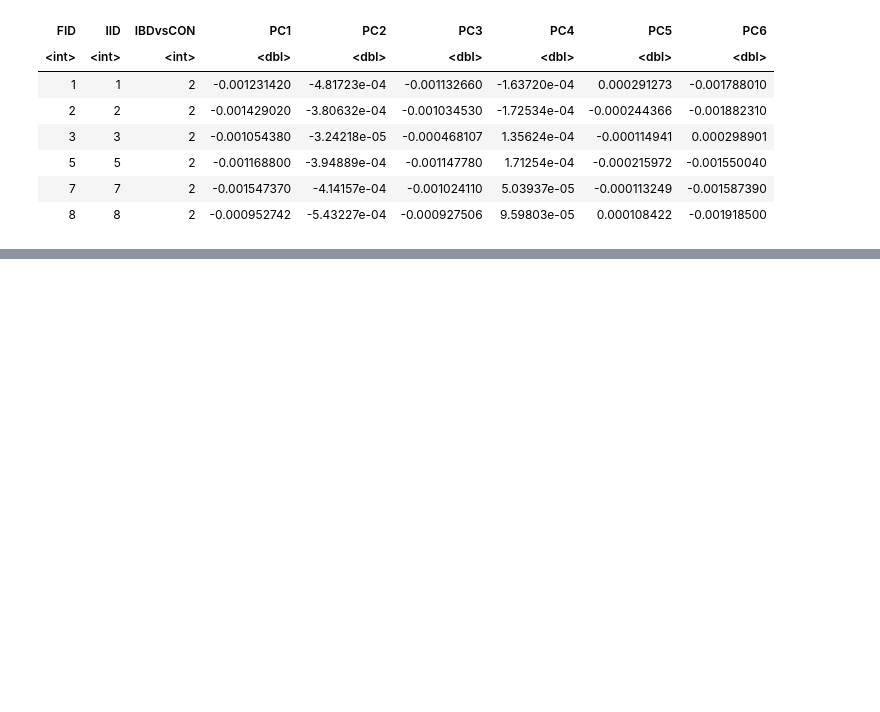
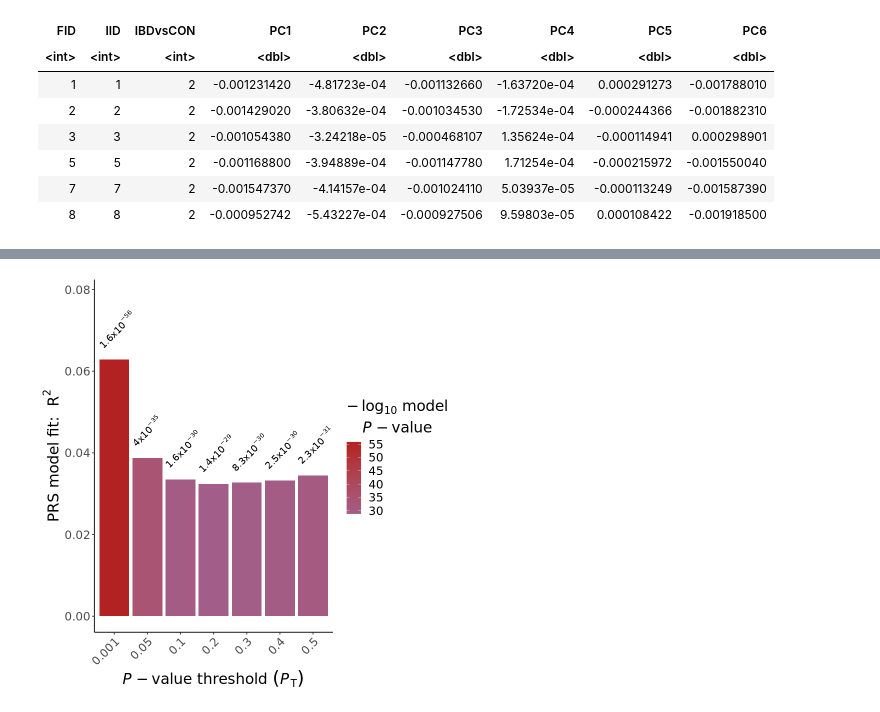
Before and after one commit to jcasadogp/IBP_PRS_2022, a Jupyter notebook: 1_Intestinal_Bowel_Disease/jupyter_notebooks/plink_bestFittingResults.ipynb, the cells around one changed output, grey strips where cells are left out. Saved outputs shown, nothing was run; the diff lists cells and outputs as text; code cells hidden in the pictures; blank space fills up the shorter version.

```diff
--- a/1_Intestinal_Bowel_Disease/jupyter_notebooks/plink_bestFittingResults.ipynb
+++ b/1_Intestinal_Bowel_Disease/jupyter_notebooks/plink_bestFittingResults.ipynb
@@ -22,7 +16,7 @@ p.threshold
 # %% [output]
 [1] 0.001 0.050 0.100 0.200 0.300 0.400 0.500
 # %%
-phenotype <- fread("/staging/leuven/stg_00092/IBP_PRSproject/PLINK/final_phenotypes.txt")
+phenotype <- fread("/staging/leuven/stg_00092/IBP_PRSproject/1_Intestinal_Bowel_Disease/data/final_phenotypes.txt")
 #OK
 # %%
 head(phenotype)
@@ -51,7 +45,7 @@ A data.table: 6 × 3
 | 9323 | 9323 | 1 |
 | 7670 | 7670 | 2 |
 # %%
-pcs <- fread("/staging/leuven/stg_00092/IBP_PRSproject/PLINK/soniya_final_IBP.eigenvec", header=F) %>%
+pcs <- fread("/staging/leuven/stg_00092/IBP_PRSproject/1_Intestinal_Bowel_Disease/data/real_soniya_final_IBP.eigenvec", header=F) %>%
     setnames(., colnames(.), c("FID", "IID", paste0("PC",1:6)) )
 # The first command reads in the dataset, the command "header=F" specifies
 # that there are no column names associated with the dataset.
@@ -146,0 +171,2 @@ q() # exit R
+# %%
+prs.result$print.p <- round(prs.result$P, digits = 3)
@@ -146,0 +178,40 @@ q() # exit R
+# %%
+prs.result$print.p <- sub("e", "*x*10^", prs.result$print.p)
+# %%
+# Initialize ggplot, requiring the threshold as the x-axis (use factor so that it is uniformly distributed)
+ggplot(data = prs.result, aes(x = factor(Threshold), y = R2)) +
+    # Specify that we want to print p-value on top of the bars
+    geom_text(
+        aes(label = paste(print.p)),
+        vjust = -1.5,
+        hjust = 0,
+        angle = 45,
+        cex = 4,
+        parse = T
+    )  +
+    scale_y_continuous(limits = c(0, max(prs.result$R2) * 1.25)) +
+# Specify the axis labels
+    xlab(expression(italic(P) - value ~ threshold ~ (italic(P)[T]))) +
+    ylab(expression(paste("PRS model fit:  ", R ^ 2))) +
+    # Draw a bar plot
+    geom_bar(aes(fill = -log10(P)), stat = "identity") +
+    # Specify the colors
+    scale_fill_gradient2(
+        low = "dodgerblue",
+        high = "firebrick",
+        mid = "dodgerblue",
+        midpoint = 1e-4,
+        name = bquote(atop(-log[10] ~ model, italic(P) - value),)
+    ) +
+  # Some beautification of the plot
+    theme_classic() + theme(
+        axis.title = element_text(face = "bold", size = 18),
+        axis.text = element_text(size = 14),
+        legend.title = element_text(face = "bold", size =
+                                        18),
+        legend.text = element_text(size = 14),
+        axis.text.x = element_text(angle = 45, hjust =
+                                    1)
+    )
+# %% [output]
+[figure, added]
```
Also changed, not shown: parts of 12 cells of this notebook, 6 other files.
